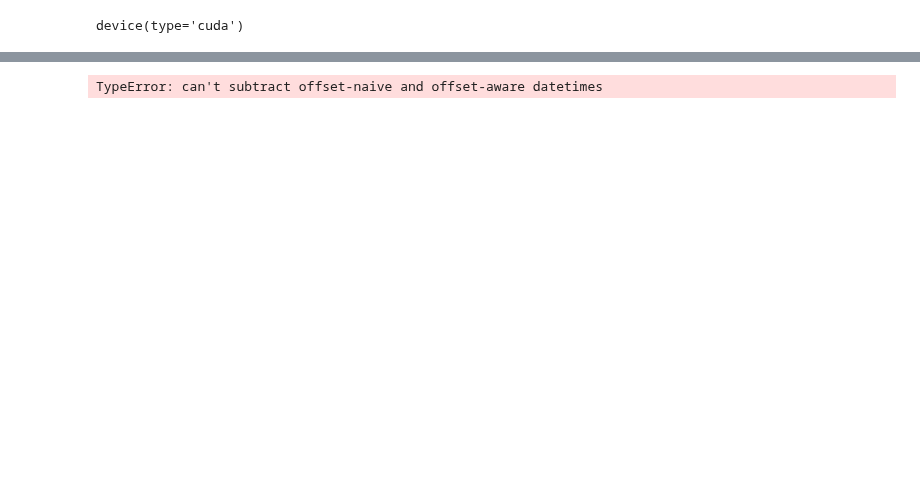
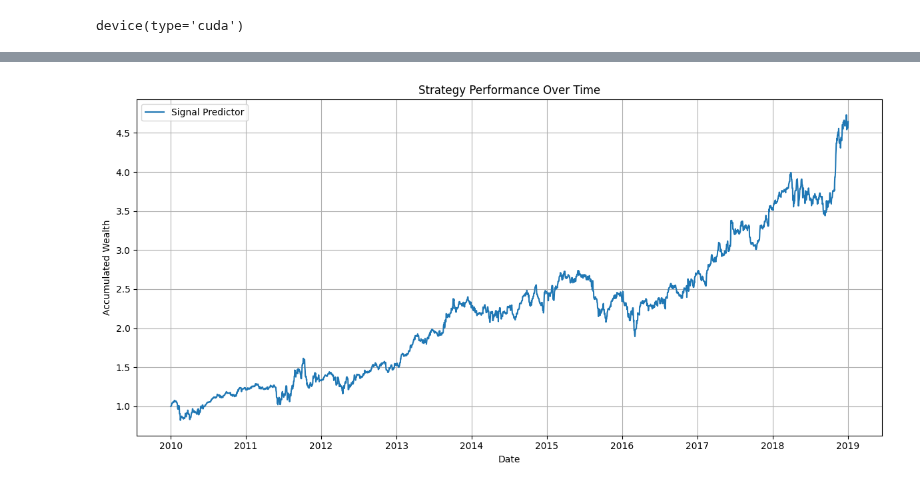
Before and after one commit to ikurnosau/intraday-portfolio-management, a Jupyter notebook: notebooks/full_pipeline.ipynb, the cells around one changed output, grey strips where cells are left out. Saved outputs shown, nothing was run; the diff lists cells and outputs as text; code cells hidden in the pictures; blank space fills up the shorter version.

Commit message:
Successful configuration for DJIA

```diff
--- a/notebooks/full_pipeline.ipynb
+++ b/notebooks/full_pipeline.ipynb
@@ -289,5 +298,6 @@ KeyboardInterrupt:
 # %%
-train_trajectory_loader = TrajectoryDataset(X_train, next_return_train, spread_train, volatility_train, trajectory_length=16).as_dataloader(
+trajectory_length = 30
+train_trajectory_loader = TrajectoryDataset(X_train, next_return_train, spread_train, volatility_train, trajectory_length=trajectory_length).as_dataloader(
     batch_size=8,
     shuffle=True,
     num_workers=8,
@@ -296,7 +306,7 @@ train_trajectory_loader = TrajectoryDataset(X_train, next_return_train, spread_t
     persistent_workers=True,
     drop_last=True,
 )
-val_trajectory_loader = TrajectoryDataset(X_val, next_return_val, spread_val, volatility_val, trajectory_length=16).as_dataloader(
+val_trajectory_loader = TrajectoryDataset(X_val, next_return_val, spread_val, volatility_val, trajectory_length=trajectory_length).as_dataloader(
     batch_size=8,
     shuffle=False,
     num_workers=8,
@@ -305,7 +315,7 @@ val_trajectory_loader = TrajectoryDataset(X_val, next_return_val, spread_val, vo
     persistent_workers=True,
     drop_last=True,
 )
-test_trajectory_loader = TrajectoryDataset(X_test, next_return_test, spread_test, volatility_test, trajectory_length=16).as_dataloader(
+test_trajectory_loader = TrajectoryDataset(X_test, next_return_test, spread_test, volatility_test, trajectory_length=trajectory_length).as_dataloader(
     batch_size=8,
     shuffle=False,
     num_workers=8,
@@ -316,7 +326,7 @@ test_trajectory_loader = TrajectoryDataset(X_test, next_return_test, spread_test
 )
 # %%
 env = PortfolioEnvironment(
-    reward_function=EstimatedReturnReward(fee=0.0, spread_multiplier=0.99),
+    reward_function=EstimatedReturnReward(fee=0.001, spread_multiplier=0.0),
 )
 
 backend = FullyConnectedBackend(
@@ -344,7 +354,7 @@ signal_predictor_actor = SignalPredictorActor(
 rl_agent = RlAgent(
     actor,
     env,
-    single_action_per_trajectory=False
+    single_action_per_trajectory=True
 )
 
 metrics_calculator = MetricsCalculator(
@@ -378,13 +393,13 @@ epoch_loss, realized_returns_signal_predictor, actions_signal_predictor = policy
 # %%
 plot_cumulative_wealth(
     returns_dict={
         'Signal Predictor': realized_returns_signal_predictor,
     },
-    start_time=config.data_config.train_set_last_date,
+    start_time=config.data_config.val_set_last_date,
     end_time=config.data_config.end
 )
 # %% [output]
-TypeError: can't subtract offset-naive and offset-aware datetimes
+[figure, added]
 # %%
 import copy  # Local import to avoid polluting global namespace unnecessarily
 state_dict = (
```
Also changed, not shown: parts of 13 cells of this notebook, 2 other files.
